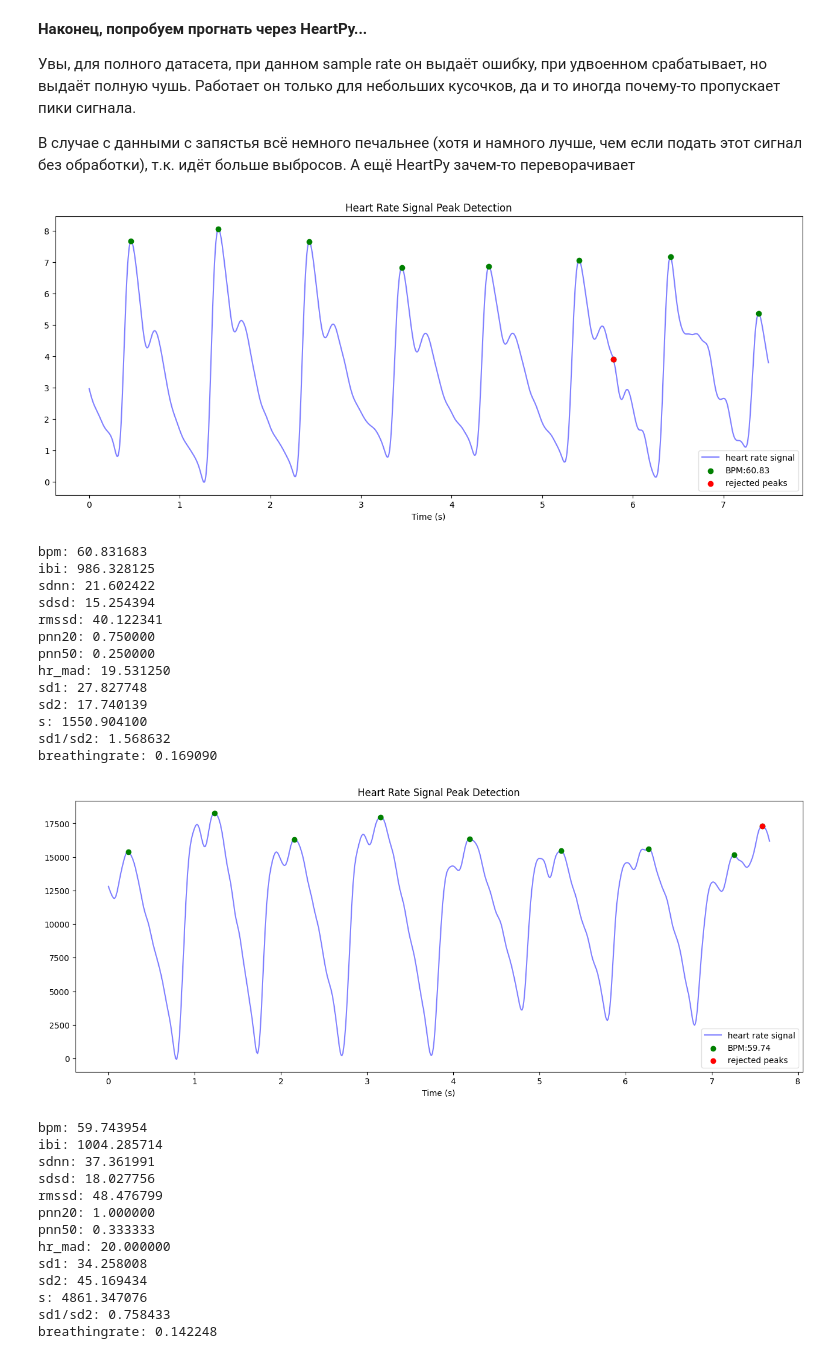
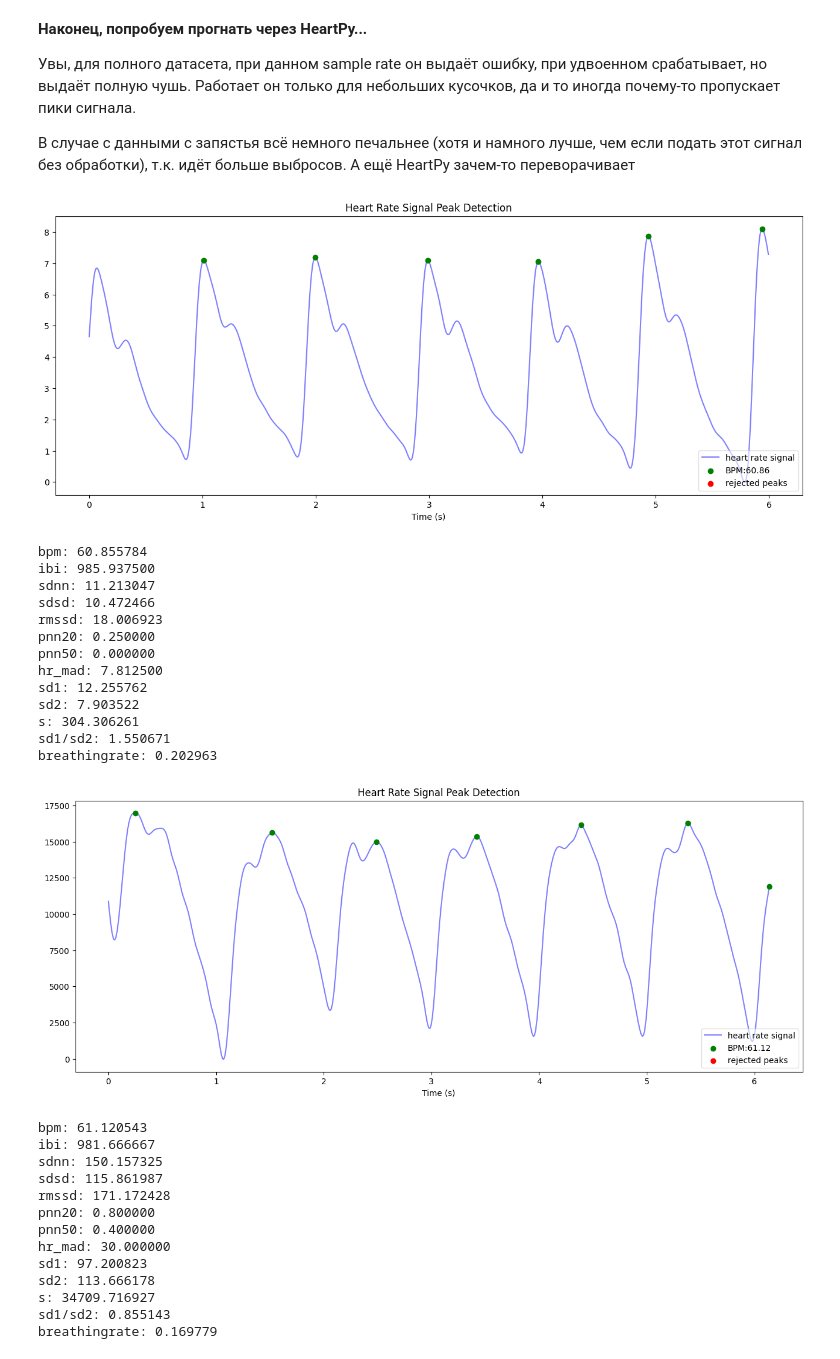
Before and after one commit to zhabiki/PPG-Datasets-Exploration, a Jupyter notebook: MAUS.ipynb, the cells around one changed output. Cells and saved outputs as stored; diff of their text form; code cells hidden in the pictures.

```diff
--- a/MAUS.ipynb
+++ b/MAUS.ipynb
@@ -104,7 +102,7 @@ for fname in list(path_ibi.iterdir()):
 # print(ibi_files_trialpeak)
 # %%
 # От 1 до 6
-trial_no = 3
+trial_no = 5
 # %% [markdown]
 ### Сперва — данные RR (IBI_sequence)
 # %%
@@ -359,7 +366,7 @@ RR-расстояния между пиками, в секундах: [1.   0.93
 В случае с данными с запястья всё немного печальнее (хотя и намного лучше, чем если подать этот сигнал без обработки), т.к. идёт больше выбросов. А ещё HeartPy зачем-то переворачивает
 # %%
 wd, m = hp.process(
-    ppg_example_finger_filtered[0:int(len(ppg_example_finger_filtered) / 40)],
+    ppg_example_finger_filtered[0:int(len(ppg_example_finger_filtered) / 50)],
     sample_rate=256
 )
 
@@ -369,43 +376,43 @@ plt.show()
 for measure in m.keys():
     print('%s: %f' %(measure, m[measure]))
 # %% [output]
-[figure, old version]
+[figure, new version]
-bpm: 60.831683
-ibi: 986.328125
-sdnn: 21.602422
-sdsd: 15.254394
-rmssd: 40.122341
-pnn20: 0.750000
-pnn50: 0.250000
-hr_mad: 19.531250
-sd1: 27.827748
-sd2: 17.740139
-s: 1550.904100
-sd1/sd2: 1.568632
-breathingrate: 0.169090
+bpm: 60.855784
+ibi: 985.937500
+sdnn: 11.213047
+sdsd: 10.472466
+rmssd: 18.006923
+pnn20: 0.250000
+pnn50: 0.000000
+hr_mad: 7.812500
+sd1: 12.255762
+sd2: 7.903522
+s: 304.306261
+sd1/sd2: 1.550671
+breathingrate: 0.202963
 # %%
 wd, m = hp.process(
-    ppg_example_wrist_filtered[0:int(len(ppg_example_wrist_filtered) / 40)],
+    ppg_example_wrist_filtered[0:int(len(ppg_example_wrist_filtered) / 50)],
     sample_rate=100
 )
 
 hp.plotter(wd, m)
 plt.show()
 
 for measure in m.keys():
     print('%s: %f' %(measure, m[measure]))
 # %% [output]
-[figure, old version]
+[figure, new version]
-bpm: 59.743954
-ibi: 1004.285714
-sdnn: 37.361991
-sdsd: 18.027756
-rmssd: 48.476799
-pnn20: 1.000000
-pnn50: 0.333333
-hr_mad: 20.000000
-sd1: 34.258008
-sd2: 45.169434
-s: 4861.347076
-sd1/sd2: 0.758433
-breathingrate: 0.142248
+bpm: 61.120543
+ibi: 981.666667
+sdnn: 150.157325
+sdsd: 115.861987
+rmssd: 171.172428
+pnn20: 0.800000
+pnn50: 0.400000
+hr_mad: 30.000000
+sd1: 97.200823
+sd2: 113.666178
+s: 34709.716927
+sd1/sd2: 0.855143
+breathingrate: 0.169779
```
Also changed, not shown: parts of 18 cells of this notebook.
